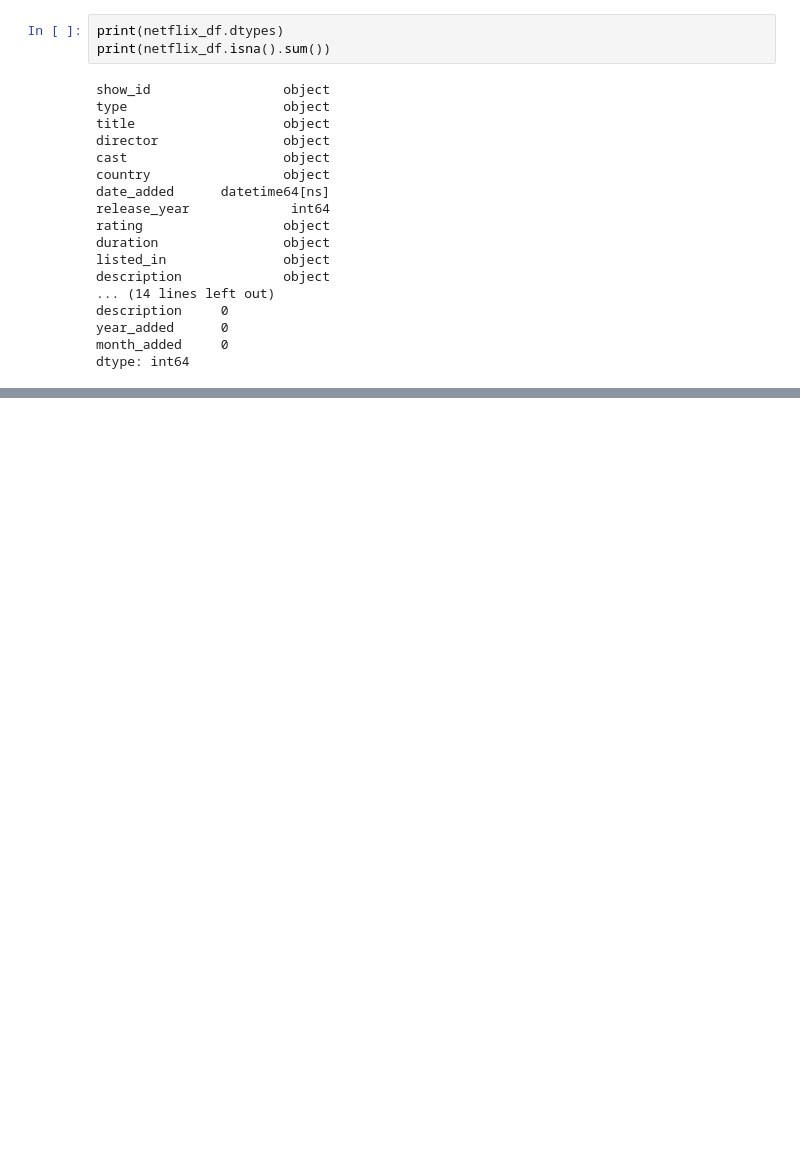
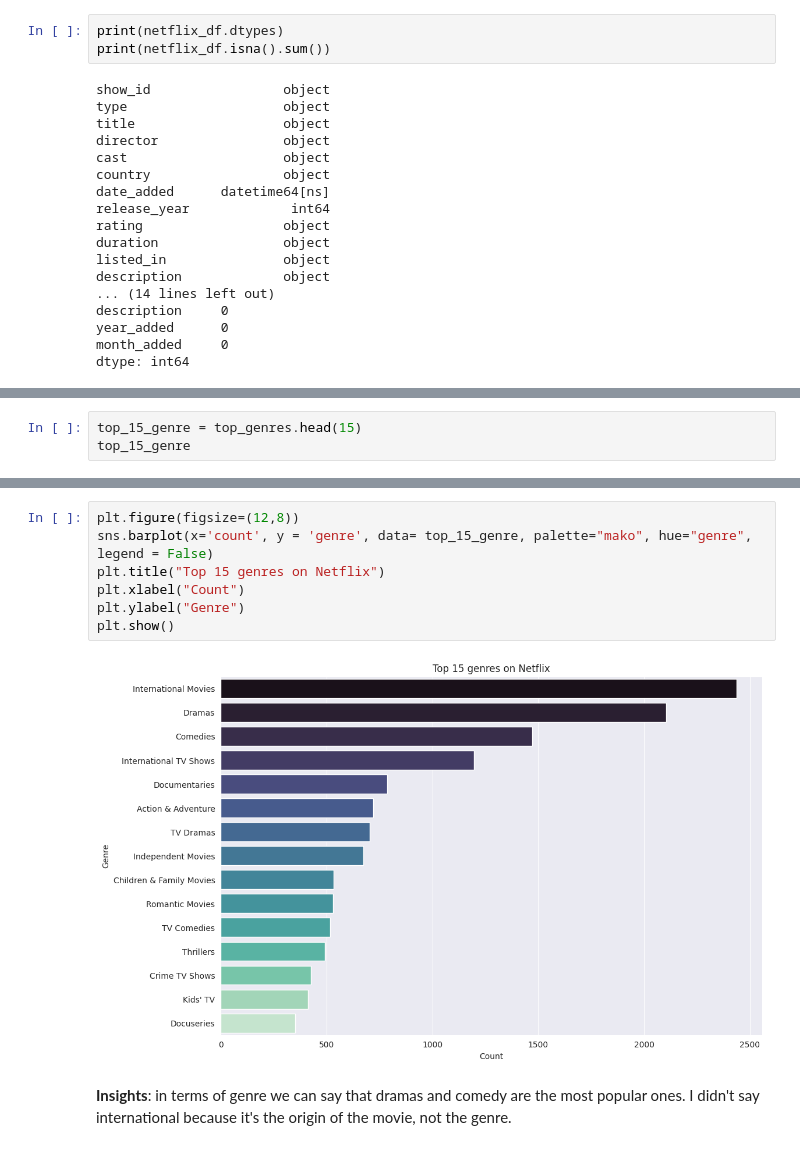
Before and after one commit to Yashtiii/Netflix-Content-Strategy, a Jupyter notebook: Netflix's_content_strategy.ipynb, the cells around one changed output, grey strips where cells are left out. Drawn from its saved outputs; the diff is of its cells as text; blank space fills up the shorter version.

```diff
--- a/Netflix's_content_strategy.ipynb
+++ b/Netflix's_content_strategy.ipynb
@@ -377,0 +549,3 @@ dtype: int64
+# %%
+top_15_genre = top_genres.head(15)
+top_15_genre
@@ -377,0 +578,11 @@ dtype: int64
+# %%
+plt.figure(figsize=(12,8))
+sns.barplot(x='count', y = 'genre', data= top_15_genre, palette="mako", hue="genre", legend = False)
+plt.title("Top 15 genres on Netflix")
+plt.xlabel("Count")
+plt.ylabel("Genre")
+plt.show()
+# %% [output]
+[figure, added]
+# %% [markdown]
+**Insights**: in terms of genre we can say that dramas and comedy are the most popular ones. I didn't say international because it's the origin of the movie, not the genre.
```
Also changed, not shown: parts of 41 cells of this notebook.
